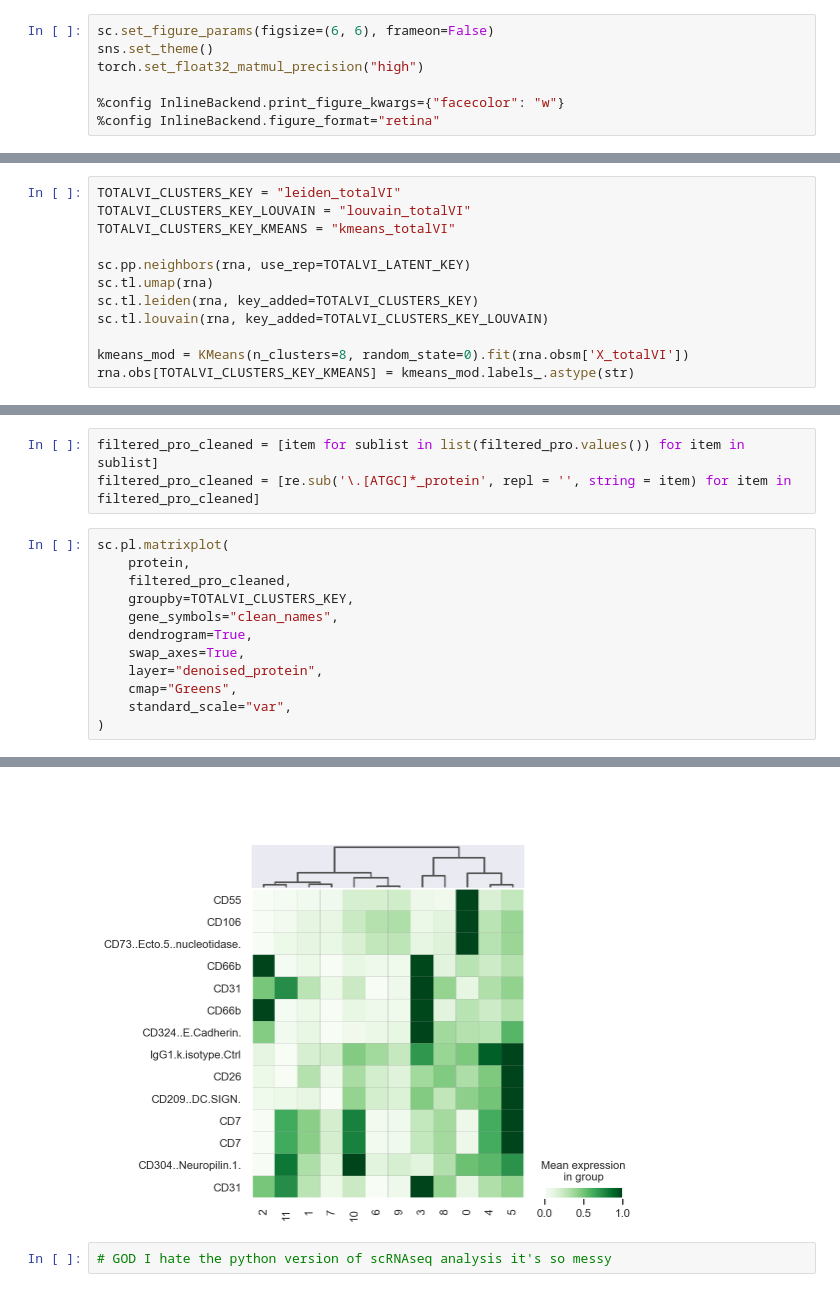
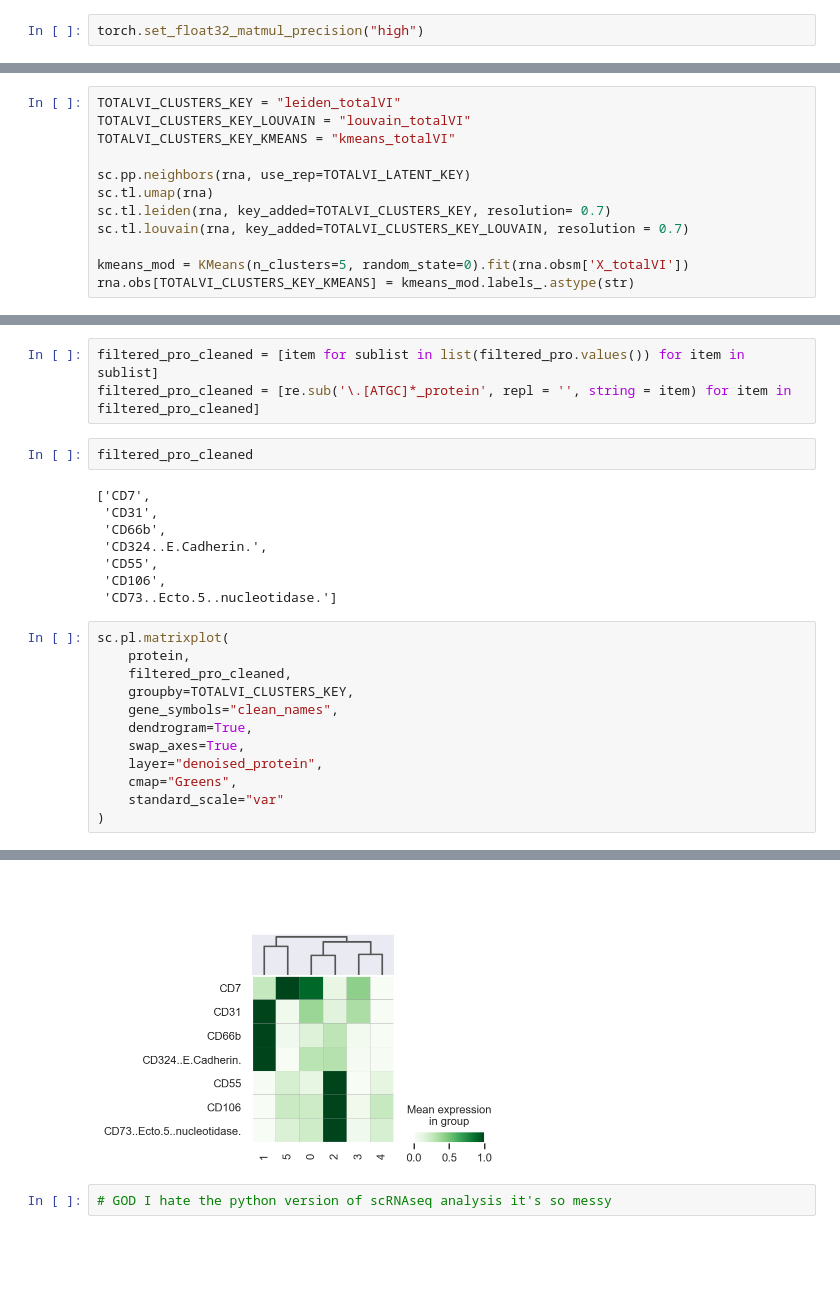
Before and after one commit to cvasq24/spatial_totalvi, a Jupyter notebook: benchmark/other_tools/totalVI_base.ipynb, the cells around one changed output, grey strips where cells are left out. Saved outputs shown, nothing was run; the diff lists cells and outputs as text; blank space fills up the shorter version.

Commit message:
vanilla totalVI DE results

```diff
--- a/benchmark/other_tools/totalVI_base.ipynb
+++ b/benchmark/other_tools/totalVI_base.ipynb
@@ -13,10 +14,5 @@ from sklearn.cluster import KMeans
 # %%
-sc.set_figure_params(figsize=(6, 6), frameon=False)
-sns.set_theme()
 torch.set_float32_matmul_precision("high")
-
-%config InlineBackend.print_figure_kwargs={"facecolor": "w"}
-%config InlineBackend.figure_format="retina"
 # %% [markdown]
 # Read Data
 # %%
@@ -67,10 +63,10 @@ TOTALVI_CLUSTERS_KEY_KMEANS = "kmeans_totalVI"
 
 sc.pp.neighbors(rna, use_rep=TOTALVI_LATENT_KEY)
 sc.tl.umap(rna)
-sc.tl.leiden(rna, key_added=TOTALVI_CLUSTERS_KEY)
-sc.tl.louvain(rna, key_added=TOTALVI_CLUSTERS_KEY_LOUVAIN)
+sc.tl.leiden(rna, key_added=TOTALVI_CLUSTERS_KEY, resolution= 0.7)
+sc.tl.louvain(rna, key_added=TOTALVI_CLUSTERS_KEY_LOUVAIN, resolution = 0.7)
 
-kmeans_mod = KMeans(n_clusters=8, random_state=0).fit(rna.obsm['X_totalVI'])
+kmeans_mod = KMeans(n_clusters=5, random_state=0).fit(rna.obsm['X_totalVI'])
 rna.obs[TOTALVI_CLUSTERS_KEY_KMEANS] = kmeans_mod.labels_.astype(str)
 # %%
 mdata.update()
@@ -143,6 +145,16 @@ protein.obsm[TOTALVI_LATENT_KEY] = rna.obsm[TOTALVI_LATENT_KEY]
 # %%
 filtered_pro_cleaned = [item for sublist in list(filtered_pro.values()) for item in sublist]
 filtered_pro_cleaned = [re.sub('\.[ATGC]*_protein', repl = '', string = item) for item in filtered_pro_cleaned]
+# %%
+filtered_pro_cleaned
+# %% [output]
+['CD7',
+ 'CD31',
+ 'CD66b',
+ 'CD324..E.Cadherin.',
+ 'CD55',
+ 'CD106',
+ 'CD73..Ecto.5..nucleotidase.']
 # %%
 sc.pl.matrixplot(
     protein,
@@ -153,6 +165,6 @@ sc.pl.matrixplot(
     swap_axes=True,
     layer="denoised_protein",
     cmap="Greens",
-    standard_scale="var",
+    standard_scale="var"
 )
 # %% [output]
@@ -160,3 +171,3 @@ WARNING: dendrogram data not found (using key=dendrogram_leiden_totalVI). Runnin
-[figure, old version]
+[figure, new version]
 # %%
 # GOD I hate the python version of scRNAseq analysis it's so messy
```
Also changed, not shown: parts of 18 cells of this notebook, 6 other files.
